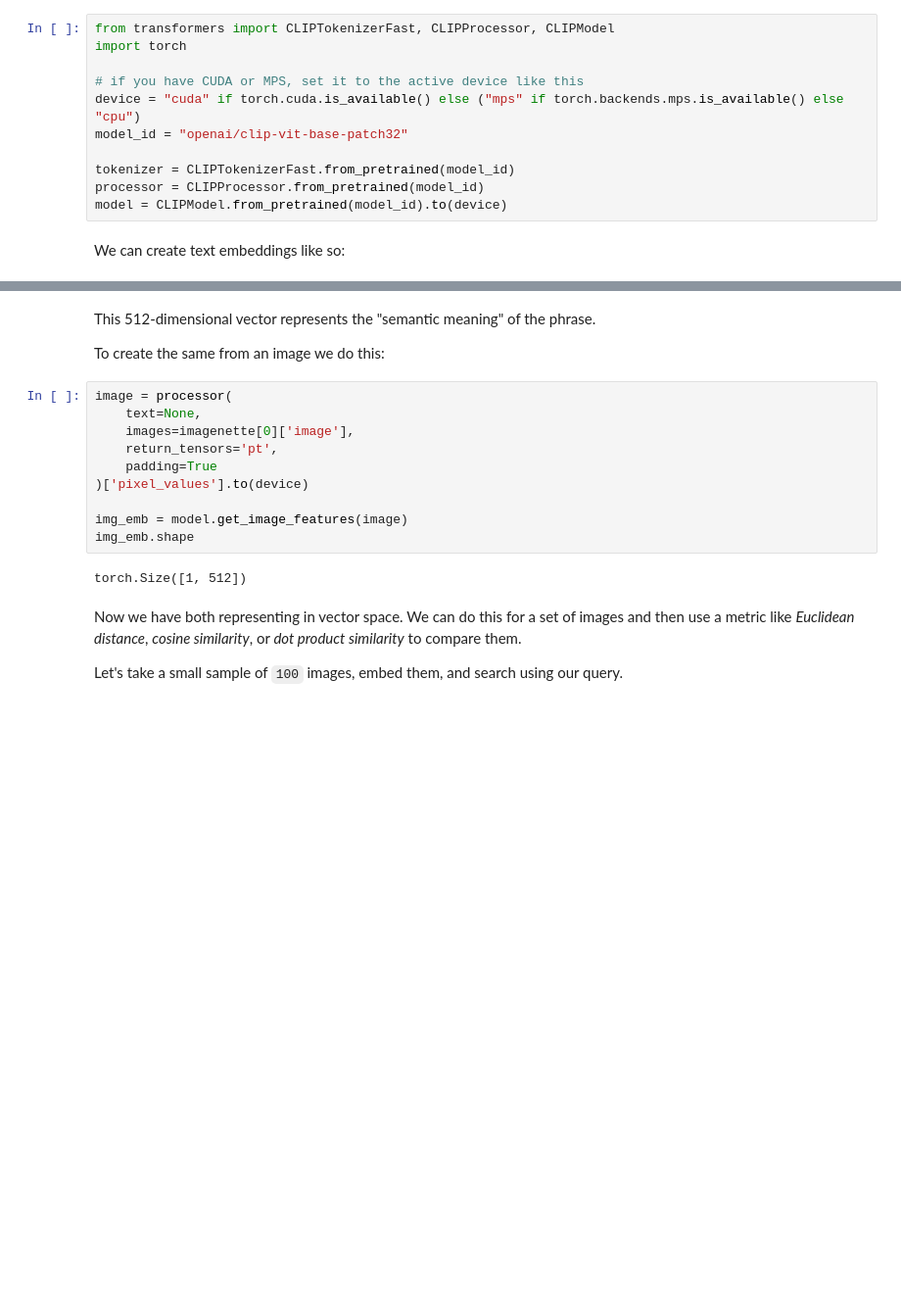
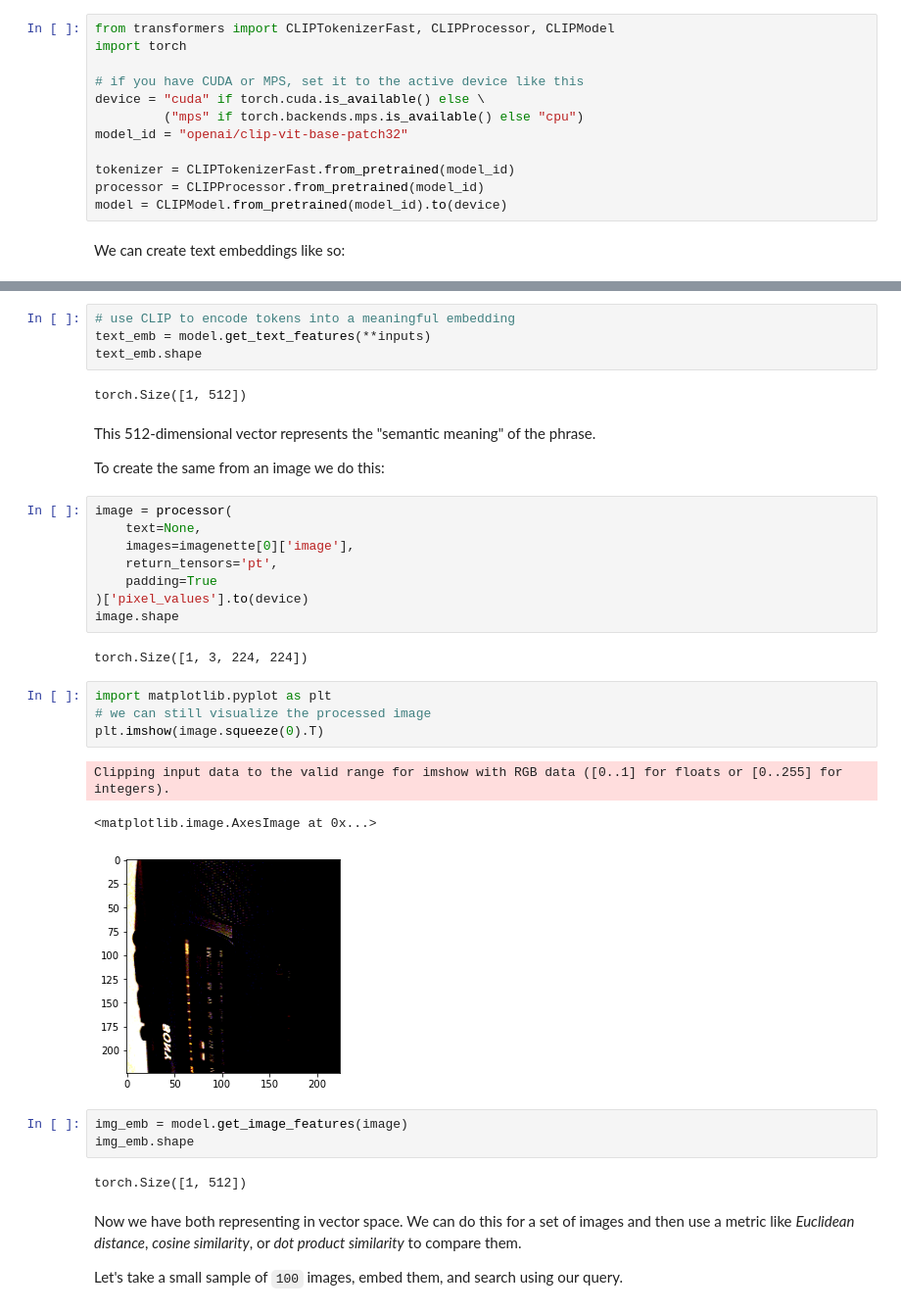
Before and after one commit to jamescalam/clip-demos, a Jupyter notebook: tutorials/00-get-started/00-get-started.ipynb, the cells around one changed output, grey strips where cells are left out. Shown at 98% size. Drawn from its saved outputs; the diff is of its cells as text; blank space fills up the shorter version.

```diff
--- a/tutorials/00-get-started/00-get-started.ipynb
+++ b/tutorials/00-get-started/00-get-started.ipynb
@@ -39,7 +39,8 @@ from transformers import CLIPTokenizerFast, CLIPProcessor, CLIPModel
 import torch
 
 # if you have CUDA or MPS, set it to the active device like this
-device = "cuda" if torch.cuda.is_available() else ("mps" if torch.backends.mps.is_available() else "cpu")
+device = "cuda" if torch.cuda.is_available() else \
+         ("mps" if torch.backends.mps.is_available() else "cpu")
 model_id = "openai/clip-vit-base-patch32"
 
 tokenizer = CLIPTokenizerFast.from_pretrained(model_id)
@@ -58,3 +59,9 @@ torch.Size([1, 512])
+# %%
+# use CLIP to encode tokens into a meaningful embedding
+text_emb = model.get_text_features(**inputs)
+text_emb.shape
+# %% [output]
+torch.Size([1, 512])
 # %% [markdown]
 This 512-dimensional vector represents the "semantic meaning" of the phrase.
 
@@ -66,11 +73,22 @@ image = processor(
     return_tensors='pt',
     padding=True
 )['pixel_values'].to(device)
-
-img_emb = model.get_image_features(image)
-img_emb.shape
+image.shape
 # %% [output]
-torch.Size([1, 512])
+torch.Size([1, 3, 224, 224])
+# %%
+import matplotlib.pyplot as plt
+# we can still visualize the processed image
+plt.imshow(image.squeeze(0).T)
+# %% [output]
+Clipping input data to the valid range for imshow with RGB data ([0..1] for floats or [0..255] for integers).
+<matplotlib.image.AxesImage at 0x...>
+[figure, added]
+# %%
+img_emb = model.get_image_features(image)
+img_emb.shape
+# %% [output]
+torch.Size([1, 512])
 # %% [markdown]
 Now we have both representing in vector space. We can do this for a set of images and then use a metric like *Euclidean distance*, *cosine similarity*, or *dot product similarity* to compare them.
 
```
Also changed, not shown: parts of 5 cells of this notebook.
